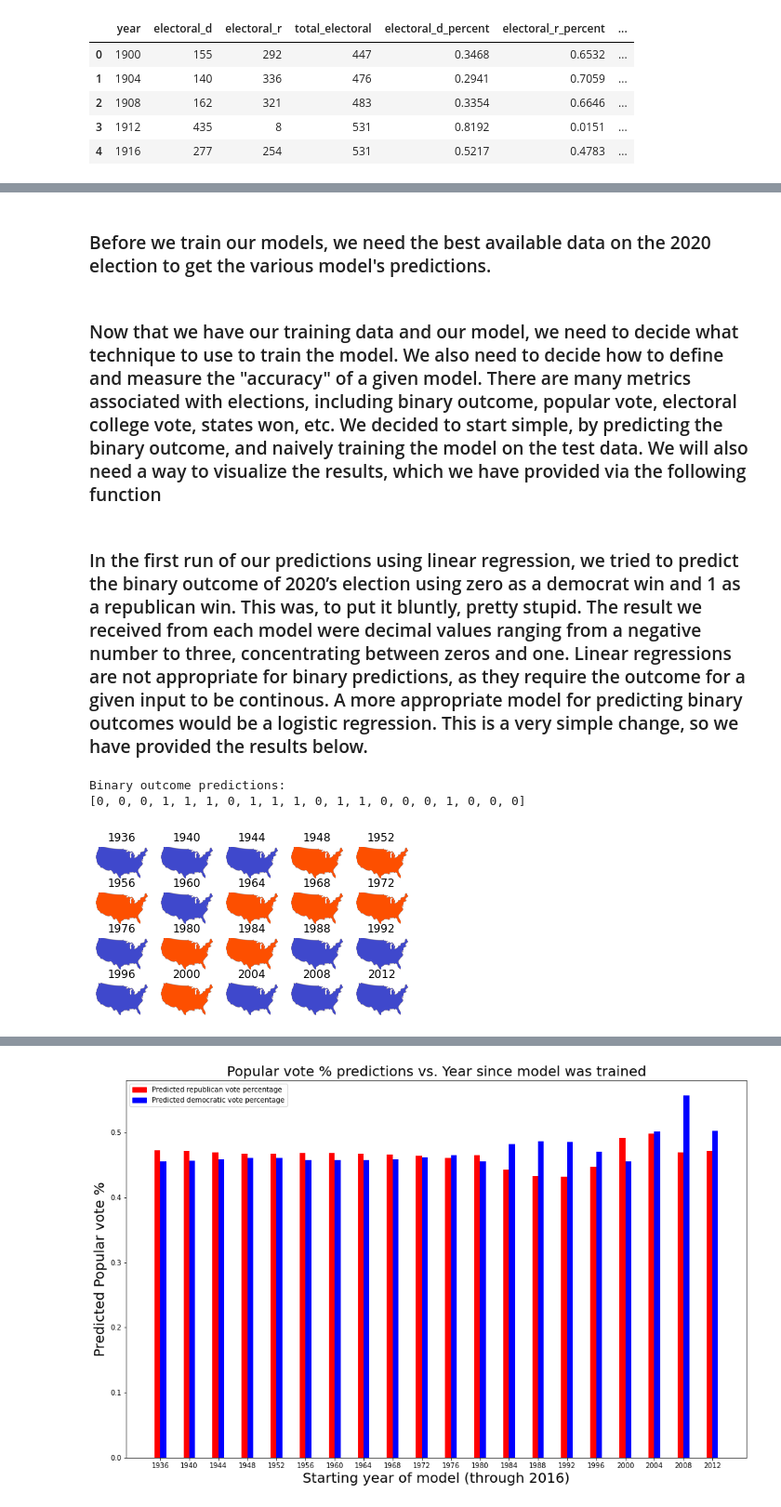
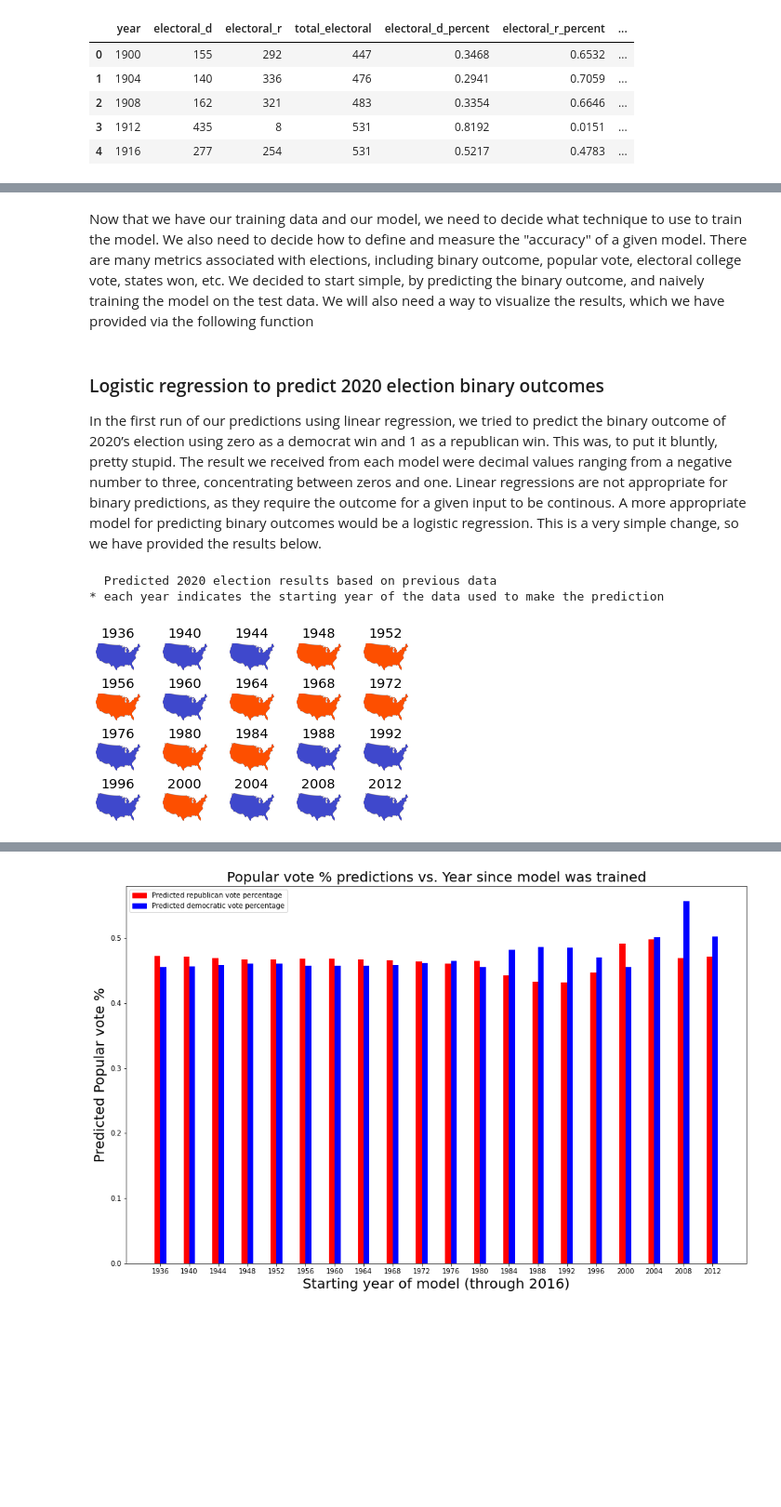
Before and after one commit to Matt-Spence/CS320Project, a Jupyter notebook: Group_Project.ipynb, the cells around one changed output, grey strips where cells are left out. Shown: that part at 93% size. Drawn from its saved outputs; the diff is of its cells as text; code cells hidden in the pictures; blank space fills up the shorter version.

```diff
--- a/Group_Project.ipynb
+++ b/Group_Project.ipynb
@@ -91,2 +102,0 @@ def dataInRange(df, startYear, endYear):
-# %% [markdown]
-### Before we train our models, we need the best available data on the 2020 election to get the various model's predictions.
@@ -96,5 +103,5 @@ thisYear = data[data['year'].between(2020, 2020)]
 # %% [markdown]
-### Now that we have our training data and our model, we need to decide what technique to use to train the model. We also need to decide how to define and measure the "accuracy" of a given model. There are many metrics associated with elections, including binary outcome, popular vote, electoral college vote, states won, etc. We decided to start simple, by predicting the binary outcome, and naively training the model on the test data. We will also need a way to visualize the results, which we have provided via the following function
+Now that we have our training data and our model, we need to decide what technique to use to train the model. We also need to decide how to define and measure the "accuracy" of a given model. There are many metrics associated with elections, including binary outcome, popular vote, electoral college vote, states won, etc. We decided to start simple, by predicting the binary outcome, and naively training the model on the test data. We will also need a way to visualize the results, which we have provided via the following function
 # %%
 import matplotlib.pyplot as plt
 from mpl_toolkits.axes_grid1 import ImageGrid
@@ -126,49 +135,71 @@ def display_grid(imgs, grid_shape, scale=0.1, axes_pad=0.07):
         grid[i].axis("off")
         grid[i].set_title(1936+4*i)
 # %% [markdown]
-### In the first run of our predictions using linear regression, we tried to predict the binary outcome of 2020’s election using zero as a democrat win and 1 as a republican win. This was, to put it bluntly, pretty stupid. The result we received from each model were decimal values ranging from a negative number to three, concentrating between zeros and one. Linear regressions are not appropriate for binary predictions, as they require the outcome for a given input to be continous. A more appropriate model for predicting binary outcomes would be a logistic regression. This is a very simple change, so we have provided the results below.
+### Logistic regression to predict 2020 election binary outcomes
+
+In the first run of our predictions using linear regression, we tried to predict the binary outcome of 2020’s election using zero as a democrat win and 1 as a republican win. This was, to put it bluntly, pretty stupid. The result we received from each model were decimal values ranging from a negative number to three, concentrating between zeros and one. Linear regressions are not appropriate for binary predictions, as they require the outcome for a given input to be continous. A more appropriate model for predicting binary outcomes would be a logistic regression. This is a very simple change, so we have provided the results below.
 # %%
-# train the models to predict the binary outcome.
 from sklearn.linear_model import LinearRegression
 from sklearn.linear_model import LogisticRegression
 import numpy as np
 
+#
+# Define starting and ending year for our models.
+#
+
 FIRST_YEAR = 1936
 LAST_YEAR = 2016
+
+#
+# Store predictions in this array.
+#
 
 predictions_binary = []
 
 #
-# get binary outcome predictions
+# Run Logicistic Regression on each subset.
 #
 
-# Iterate over every possible range of years
 for i in range(FIRST_YEAR,LAST_YEAR, 4):
-        # train model for each of these subsets..
         subset = dataInRange(data, i, LAST_YEAR)
         x = subset[['poll_d', 'poll_r', 'incumbent', 'incumbent_approval', 'current_party']]
-        y = subset['party_won'] # binary outcome data from this subset of years
+        y = subset['party_won']
         model = LogisticRegression()
         model.fit(x,y)
 
-        ### Next, predict y from the 2020 data
+        #
+        # We have created a model, now let's get a prediction based on the 2020 data.
+        #
+
         x_new = thisYear[['poll_d', 'poll_r', 'incumbent', 'incumbent_approval', 'current_party']]
         y_new = model.predict(x_new)
-        predictions_binary.append(y_new[0]) # for some reason y_new creates an array of one element, so use the first (and only) element
+        predictions_binary.append(y_new[0])
 
+#
+# Debug. Print binary outcomes.
+#
+
+"""
 print("Binary outcome predictions: ")
-print(predictions_binary)
+#print(predictions_binary)
+"""
+
+#
+# Print the visualization showing the grid of predicted binary outcomes.
+#
 
 images = []
 redMap = PIL.Image.open('Images/RedMap.png')
 blueMap= PIL.Image.open('Images/BlueMap.png')
 
 for res in predictions_binary:
     images.append(blueMap.copy() if res==0 else redMap.copy())
 
-display_grid(images, [4, 5], scale=0.5, axes_pad=0.2)
+print('\033[1m  Predicted 2020 election results based on previous data \033[0m')
+print("* each year indicates the starting year of the data used to make the prediction")
+display_grid(images, [4, 5], scale=0.5, axes_pad=0.34)
 # %% [output]
-Binary outcome predictions:
-[0, 0, 0, 1, 1, 1, 0, 1, 1, 1, 0, 1, 1, 0, 0, 0, 1, 0, 0, 0]
+  Predicted 2020 election results based on previous data
+* each year indicates the starting year of the data used to make the prediction
-[figure, old version]
+[figure, new version]
 # %% [markdown]
```
Also changed, not shown: parts of 26 cells of this notebook.
